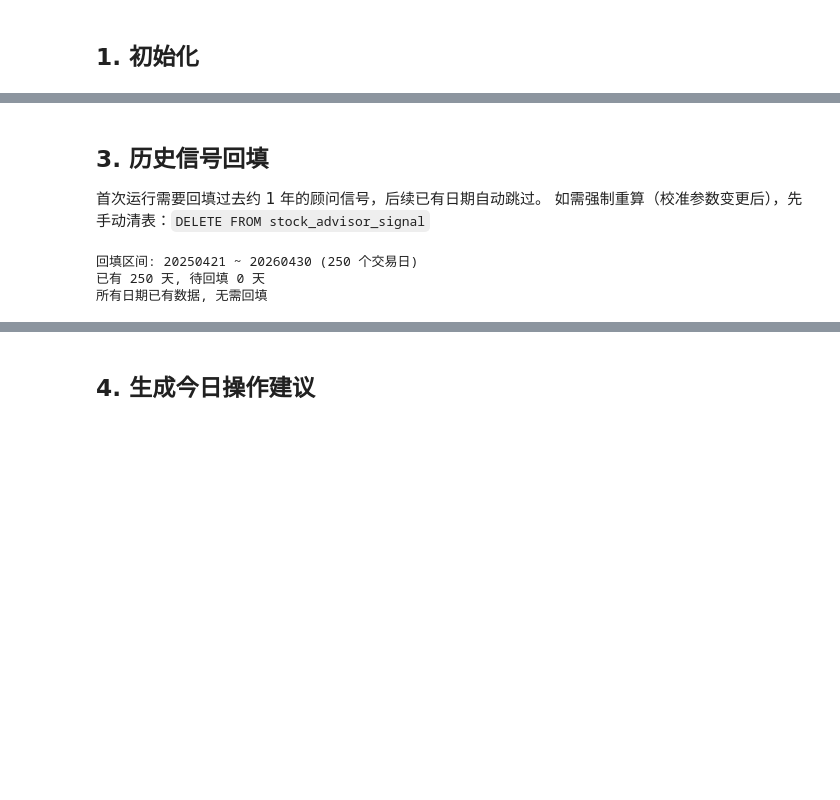
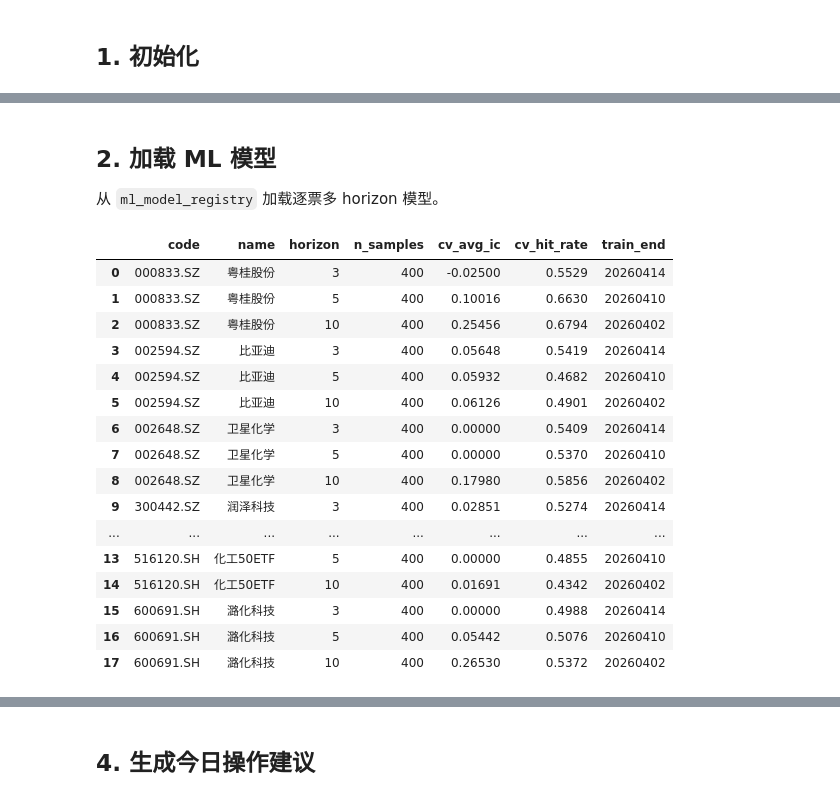
Before and after one commit to AmbitionC/invest-model, a Jupyter notebook: notebooks/13_daily_advisor.ipynb, the cells around one changed output, grey strips where cells are left out. Cells and saved outputs as stored; diff of their text form; code cells hidden in the pictures; blank space fills up the shorter version.

```diff
--- a/notebooks/13_daily_advisor.ipynb
+++ b/notebooks/13_daily_advisor.ipynb
@@ -133,37 +111,35 @@ if no_profile:
-# %% [markdown]
-## 3. 历史信号回填
-
-首次运行需要回填过去约 1 年的顾问信号，后续已有日期自动跳过。
-如需强制重算（校准参数变更后），先手动清表：`DELETE FROM stock_advisor_signal`
-# %%
-BACKFILL_DAYS = 250  # 约1年交易日
-
-from invest_model.repositories.calendar_repo import CalendarRepository
-from invest_model.advisor import StockAdvisor
-
-cal_repo = CalendarRepository(engine)
-all_trade_dates = cal_repo.get_trade_dates('20200101', trade_date)
-backfill_dates = all_trade_dates[-BACKFILL_DAYS:]
-print(f'回填区间: {backfill_dates[0]} ~ {backfill_dates[-1]} ({len(backfill_dates)} 个交易日)')
-
-existing = get_advisor_history(engine, all_codes[:1], backfill_dates[0], backfill_dates[-1])
-existing_dates = set(existing['trade_date'].unique()) if not existing.empty else set()
-todo_dates = [d for d in backfill_dates if d not in existing_dates]
-print(f'已有 {len(existing_dates)} 天, 待回填 {len(todo_dates)} 天')
-
-if todo_dates:
-    advisor_bf = StockAdvisor(engine, profiles=profiles)
-    total_saved = 0
-    for i, dt in enumerate(todo_dates):
-        sigs = advisor_bf.advise_batch(all_codes, dt, code_name_map)
-        n = save_advisor_signals(engine, sigs)
-        total_saved += n
-        if (i + 1) % 20 == 0 or i == len(todo_dates) - 1:
-            print(f'  进度 {i+1}/{len(todo_dates)}, 累计写入 {total_saved} 条')
-    print(f'\n回填完成! 共写入 {total_saved} 条')
-else:
-    print('所有日期已有数据, 无需回填')
-# %% [output]
-回填区间: 20250421 ~ 20260430 (250 个交易日)
-已有 250 天, 待回填 0 天
-所有日期已有数据, 无需回填
+# %% [markdown]
+## 2. 加载 ML 模型
+
+从 `ml_model_registry` 加载逐票多 horizon 模型。
+# %%
+from invest_model.ml import list_registry, LABEL_HORIZONS
+
+MODEL_VERSION = 'v1'
+
+registry = list_registry(engine, codes=all_codes, version=MODEL_VERSION)
+if registry.empty:
+    print('⚠️ 未找到已训练的 ML 模型，请先运行 14_ml_training.ipynb')
+else:
+    show = registry[['code', 'horizon', 'n_samples', 'cv_avg_ic', 'cv_hit_rate', 'train_end']].copy()
+    show['name'] = show['code'].map(code_name_map)
+    show = show[['code', 'name', 'horizon', 'n_samples', 'cv_avg_ic', 'cv_hit_rate', 'train_end']]
+    display(show.sort_values(['code', 'horizon']))
+# %% [output]
+|  | code | name | horizon | n_samples | cv_avg_ic | cv_hit_rate | train_end |
+| 0 | 000833.SZ | 粤桂股份 | 3 | 400 | -0.02500 | 0.5529 | 20260414 |
+| 1 | 000833.SZ | 粤桂股份 | 5 | 400 | 0.10016 | 0.6630 | 20260410 |
+| 2 | 000833.SZ | 粤桂股份 | 10 | 400 | 0.25456 | 0.6794 | 20260402 |
+| 3 | 002594.SZ | 比亚迪 | 3 | 400 | 0.05648 | 0.5419 | 20260414 |
+| 4 | 002594.SZ | 比亚迪 | 5 | 400 | 0.05932 | 0.4682 | 20260410 |
+| 5 | 002594.SZ | 比亚迪 | 10 | 400 | 0.06126 | 0.4901 | 20260402 |
+| 6 | 002648.SZ | 卫星化学 | 3 | 400 | 0.00000 | 0.5409 | 20260414 |
+| 7 | 002648.SZ | 卫星化学 | 5 | 400 | 0.00000 | 0.5370 | 20260410 |
+| 8 | 002648.SZ | 卫星化学 | 10 | 400 | 0.17980 | 0.5856 | 20260402 |
+| 9 | 300442.SZ | 润泽科技 | 3 | 400 | 0.02851 | 0.5274 | 20260414 |
+| ... | ... | ... | ... | ... | ... | ... | ... |
+| 13 | 516120.SH | 化工50ETF | 5 | 400 | 0.00000 | 0.4855 | 20260410 |
+| 14 | 516120.SH | 化工50ETF | 10 | 400 | 0.01691 | 0.4342 | 20260402 |
+| 15 | 600691.SH | 潞化科技 | 3 | 400 | 0.00000 | 0.4988 | 20260414 |
+| 16 | 600691.SH | 潞化科技 | 5 | 400 | 0.05442 | 0.5076 | 20260410 |
+| 17 | 600691.SH | 潞化科技 | 10 | 400 | 0.26530 | 0.5372 | 20260402 |
```
Also changed, not shown: parts of 21 cells of this notebook, 36 other files.
